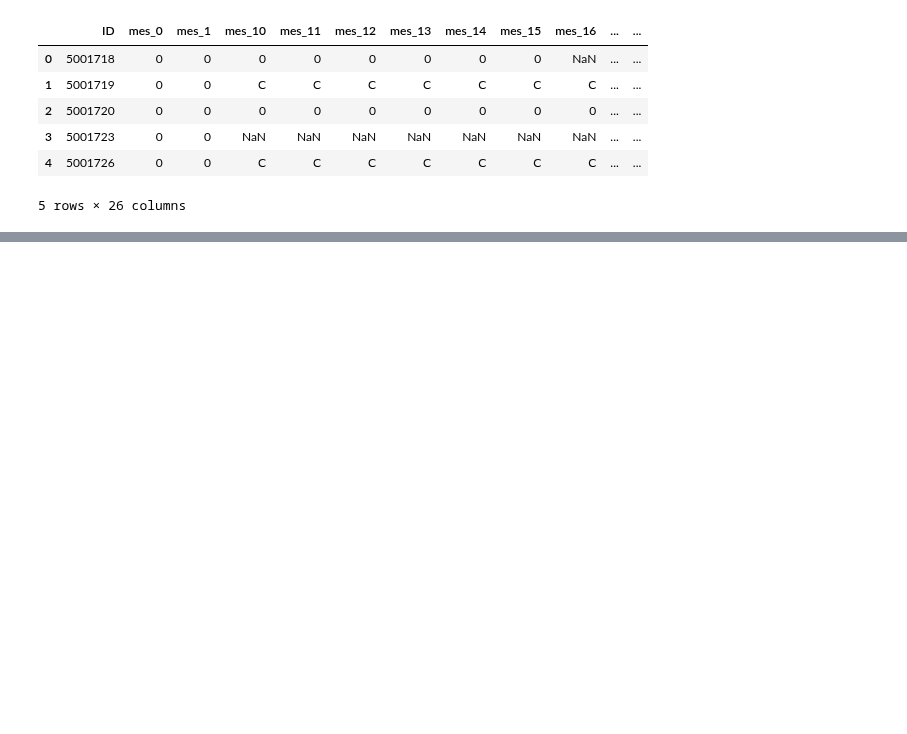
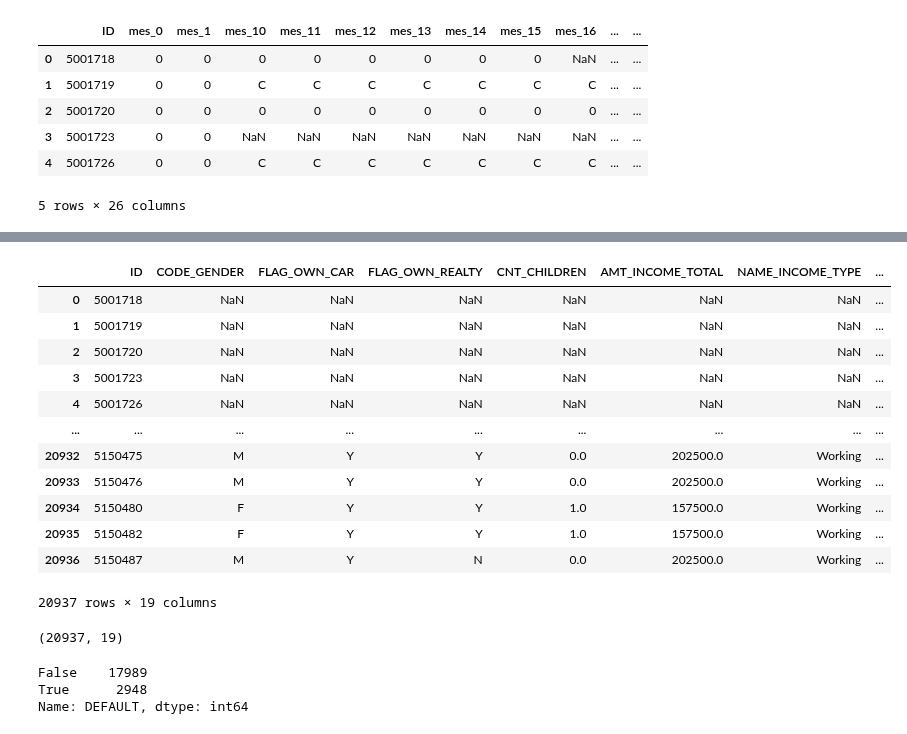
Before and after one commit to RaphaelfsOliveira/DataScience, a Jupyter notebook: EBAC Curso Ciência de Dados/Cientista de Dados/modulo_5_exercicios_2.ipynb, the cells around one changed output, grey strips where cells are left out. Cells and saved outputs as stored; diff of their text form; code cells hidden in the pictures; blank space fills up the shorter version.

```diff
--- a/EBAC Curso Ciência de Dados/Cientista de Dados/modulo_5_exercicios_2.ipynb
+++ b/EBAC Curso Ciência de Dados/Cientista de Dados/modulo_5_exercicios_2.ipynb
@@ -96,2 +126,28 @@ Name: default, dtype: int64
 # %%
 # 4) eu código aqui
+df_merge = propostas.merge(df_clean_default, on='ID', how='right')
+df_merge
+# %% [output]
+|  | ID | CODE_GENDER | FLAG_OWN_CAR | FLAG_OWN_REALTY | CNT_CHILDREN | AMT_INCOME_TOTAL | NAME_INCOME_TYPE | ... |
+| 0 | 5001718 | NaN | NaN | NaN | NaN | NaN | NaN | ... |
+| 1 | 5001719 | NaN | NaN | NaN | NaN | NaN | NaN | ... |
+| 2 | 5001720 | NaN | NaN | NaN | NaN | NaN | NaN | ... |
+| 3 | 5001723 | NaN | NaN | NaN | NaN | NaN | NaN | ... |
+| 4 | 5001726 | NaN | NaN | NaN | NaN | NaN | NaN | ... |
+| ... | ... | ... | ... | ... | ... | ... | ... | ... |
+| 20932 | 5150475 | M | Y | Y | 0.0 | 202500.0 | Working | ... |
+| 20933 | 5150476 | M | Y | Y | 0.0 | 202500.0 | Working | ... |
+| 20934 | 5150480 | F | Y | Y | 1.0 | 157500.0 | Working | ... |
+| 20935 | 5150482 | F | Y | Y | 1.0 | 157500.0 | Working | ... |
+| 20936 | 5150487 | M | Y | N | 0.0 | 202500.0 | Working | ... |
+20937 rows × 19 columns
+# %%
+df_merge.shape
+# %% [output]
+(20937, 19)
+# %%
+df_merge['DEFAULT'].value_counts()
+# %% [output]
+False    17989
+True      2948
+Name: DEFAULT, dtype: int64
```
Also changed, not shown: parts of 6 cells of this notebook.
